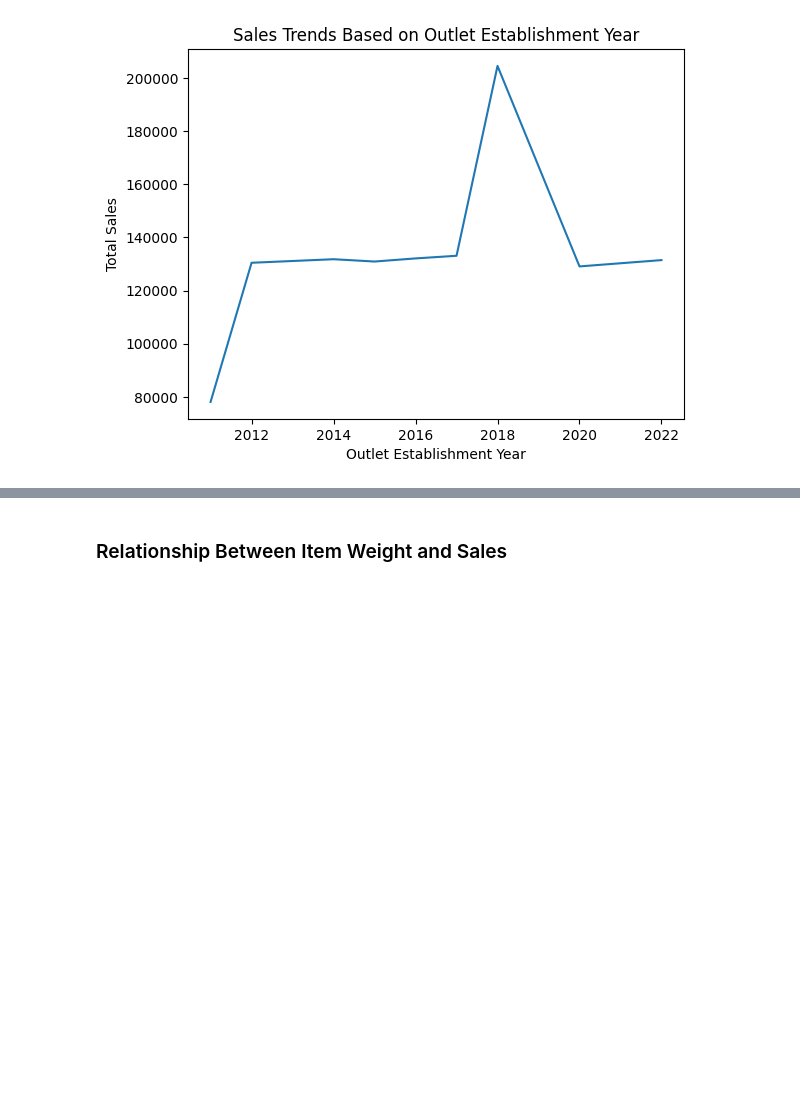
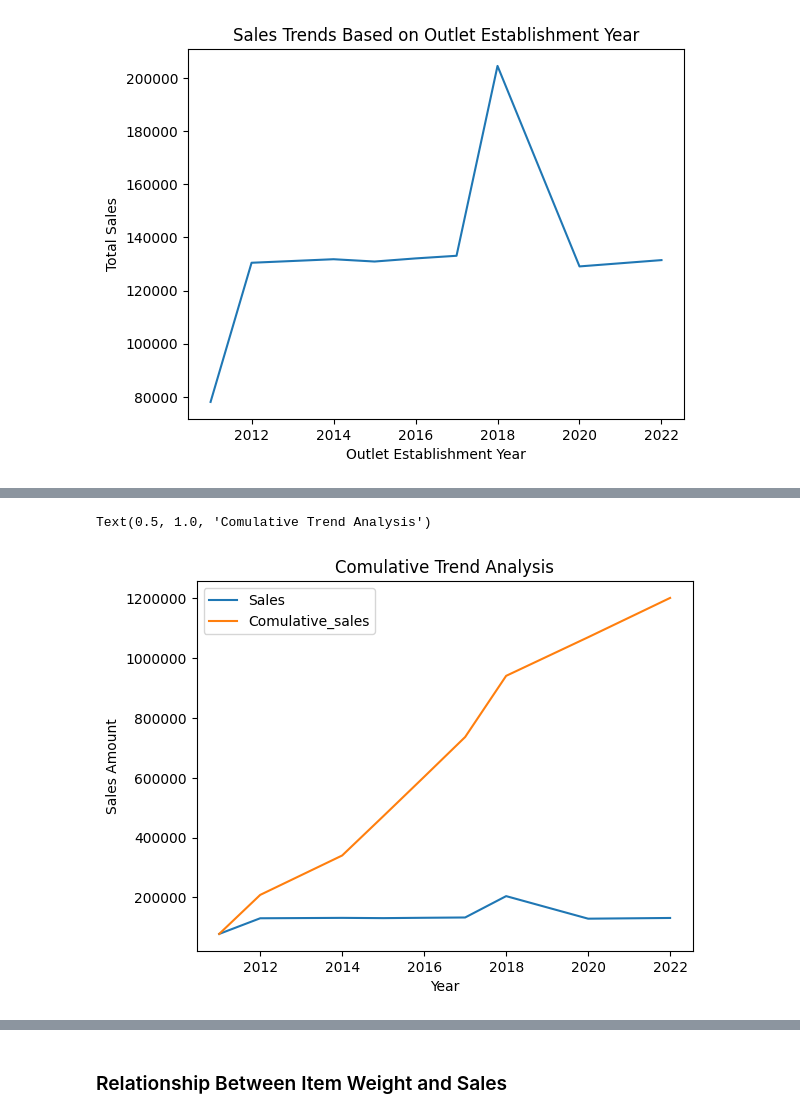
Before and after one commit to dataproceses/grocery-sales-data-analysis, a Jupyter notebook: sales analysis.ipynb, the cells around one changed output, grey strips where cells are left out. Drawn from its saved outputs; the diff is of its cells as text; code cells hidden in the pictures; blank space fills up the shorter version.

```diff
--- a/sales analysis.ipynb
+++ b/sales analysis.ipynb
@@ -150,0 +153,4 @@ plt.show()
+# %%
+sales_by_year_cumu = df.groupby('Outlet Establishment Year')['Sales'].sum().reset_index()
+sales_by_year_cumu['Comulative_sales'] = sales_by_year_cumu['Sales'].cumsum()
+sales_by_year_cumu
@@ -150,0 +168,9 @@ plt.show()
+# %%
+sales_by_year_cumu.plot(kind='line', x='Outlet Establishment Year')
+plt.ticklabel_format(style='plain' , axis='y')
+plt.xlabel('Year')
+plt.ylabel('Sales Amount')
+plt.title('Comulative Trend Analysis')
+# %% [output]
+Text(0.5, 1.0, 'Comulative Trend Analysis')
+[figure, added]
```
Also changed, not shown: parts of 13 cells of this notebook.
